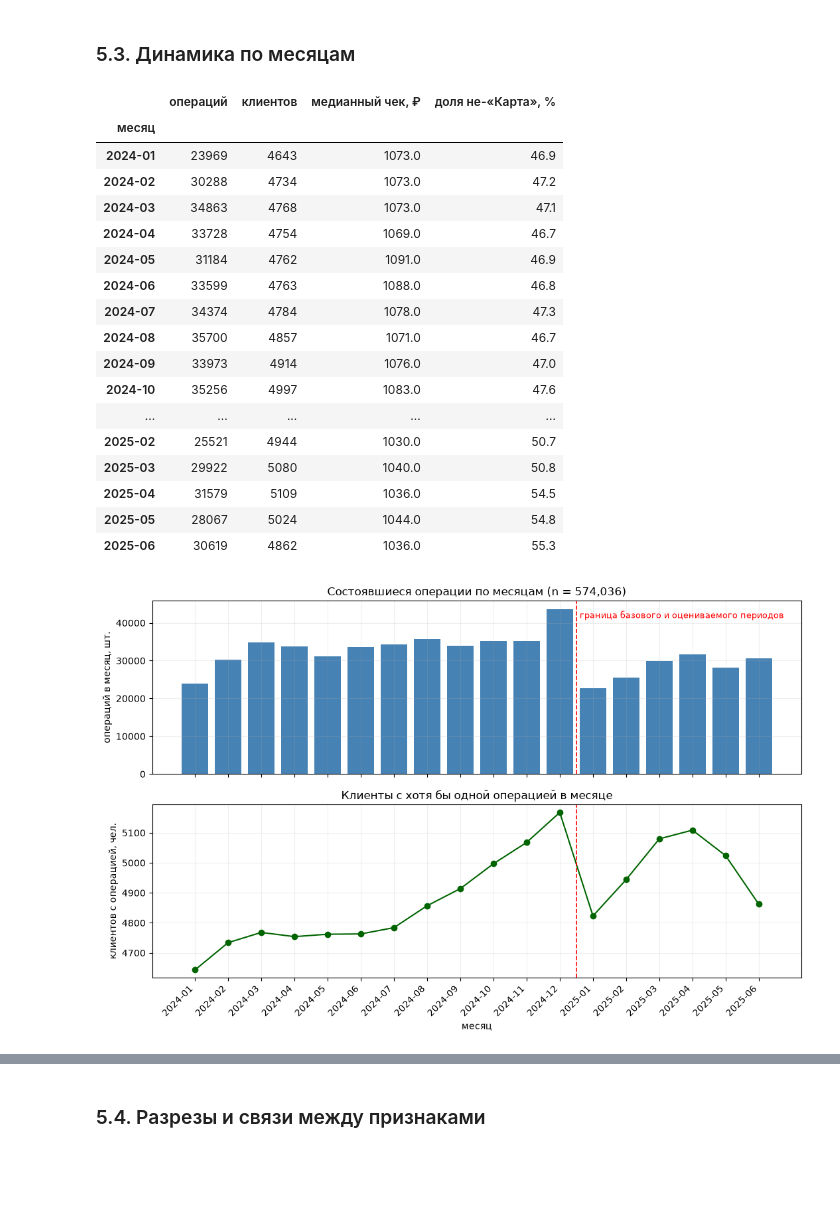
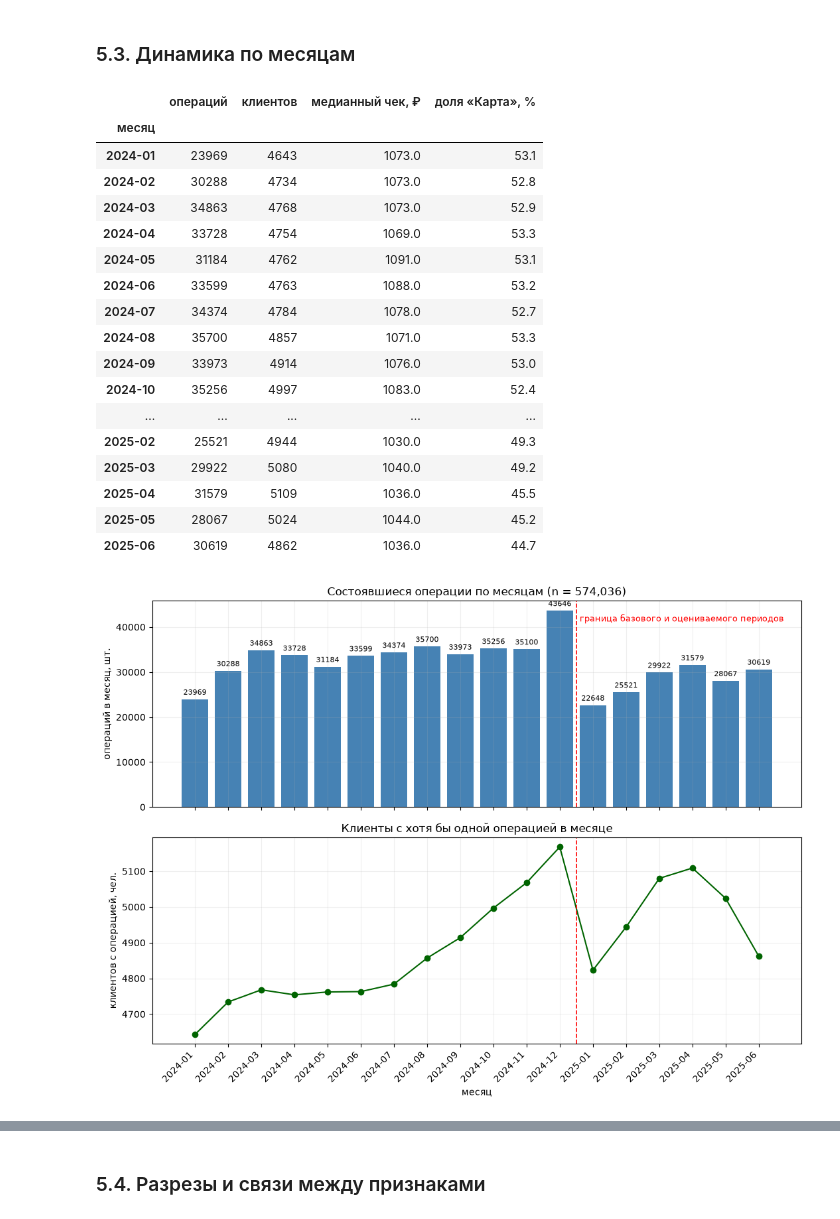
Before and after one commit to CAT-i0n/Rudman_Ivan_Lab1, a Jupyter notebook: notebooks/report/01_analysis_copy.ipynb, the cells around one changed output, grey strips where cells are left out. Saved outputs shown, nothing was run; the diff lists cells and outputs as text; code cells hidden in the pictures; blank space fills up the shorter version.

```diff
--- a/notebooks/report/01_analysis_copy.ipynb
+++ b/notebooks/report/01_analysis_copy.ipynb
@@ -540,0 +664,7 @@ transactions.csv: 625276 строк -> 623776 операций
+# %%
+# --- клиенты вне справочника
+out_of_reference = ~df_transactions['client_id'].isin(df_clients['client_id'])
+print('Последний месяц активности клиентов вне справочника:')
+display(df_transactions[out_of_reference].groupby(['client_id'])['txn_datetime'].max().dt.to_period('Q').value_counts().sort_index())
+print(f'Количество транзакций этих клиентов: {out_of_reference.sum()}')
+print(f'Доля от всех {len(df_transactions)} транзакций: {(out_of_reference.sum()/len(df_transactions)):.1%}')
@@ -1124,20 +1307,14 @@ client_id segment loyalty_tier  monthly_income
 # %% [markdown]
 Покажите воронку: сколько строк на входе и сколько осталось после каждого фильтра.
 # %%
-in_reference = df_transactions["client_id"].isin(df_clients["client_id"])
-n_unknown_rows = int((~in_reference).sum())
-n_unknown_clients = int(df_transactions.loc[~in_reference, "client_id"].nunique())
-n_clients_in_ops = int(df_transactions["client_id"].nunique())
-
-df_transactions = df_transactions.loc[in_reference].copy()
 df_ops = df_transactions.loc[df_transactions["status"].eq("успешно")].copy()
 
 funnel = pd.DataFrame(
     [
         ("сырые операции из файла", TXN_RAW_ROWS),
         ("после удаления дублей и записей с потерянным временем", TXN_AFTER_DEDUP),
+        ("у операции есть клиент в справочнике", TXN_WITHOUT_UNKNOWN_CLIENS),
         (f"внутри окна {PERIOD_START.date()} … {PERIOD_END.date()}", TXN_IN_WINDOW),
-        ("у операции есть клиент в справочнике", len(df_transactions)),
         ("операция состоялась (status = успешно)", len(df_ops)),
     ],
     columns=["шаг", "строк"],
@@ -1149,16 +1326,6 @@ print("статусы внутри окна:", df_transactions["status"].value_c
 
 log_rows += [
     {
-        "field": "client_id",
-        "issue": "операции клиентов, которых нет в справочнике",
-        "scope": "client_id отсутствует в clients.csv",
-        "n_rows": n_unknown_rows,
-        "value_before": f"{n_clients_in_ops} уникальных клиентов в операциях, из них {n_unknown_clients} без справочника",
-        "action": "удалено",
-        "value_after": f"{df_ops['client_id'].nunique()} клиентов в анализе",
-        "rationale": "признаки такого клиента неизвестны, в правило группы его не подставить; признаки справочника нужны для каждой группы",
-    },
-    {
         "field": "status",
         "issue": "в файле есть отклонённые операции и возвраты",
         "scope": "status != «успешно»",
@@ -1476,58 +1643,61 @@ plt.show()
 ### 5.3. Динамика по месяцам
 # %%
 month = df_ops["txn_datetime"].dt.to_period("M")
+df_ops_by_month = df_ops.groupby(month)
 
 monthly = pd.DataFrame(
     {
-        "операций": df_ops.groupby(month).size(),
-        "клиентов": df_ops.groupby(month)["client_id"].nunique(),
-        "медианный чек, ₽": df_ops.groupby(month)["amount_rub"].median().round(0),
-        "доля не-«Карта», %": (df_ops.groupby(month)["channel"].apply(lambda s: s.ne("Карта").mean() * 100)).round(1),
+        "операций": df_ops_by_month.size(),
+        "клиентов": df_ops_by_month["client_id"].nunique(),
+        "медианный чек, ₽": df_ops_by_month["amount_rub"].median().round(0),
+        "доля «Карта», %": (df_ops_by_month["channel"].apply(lambda s: s.eq("Карта").mean() * 100)).round(1),
     }
 )
 monthly.index = monthly.index.astype(str)
 monthly.index.name = "месяц"
 monthly
 # %% [output]
-|  | операций | клиентов | медианный чек, ₽ | доля не-«Карта», % |
+|  | операций | клиентов | медианный чек, ₽ | доля «Карта», % |
 | месяц |  |  |  |  |
-| 2024-01 | 23969 | 4643 | 1073.0 | 46.9 |
-| 2024-02 | 30288 | 4734 | 1073.0 | 47.2 |
-| 2024-03 | 34863 | 4768 | 1073.0 | 47.1 |
-| 2024-04 | 33728 | 4754 | 1069.0 | 46.7 |
-| 2024-05 | 31184 | 4762 | 1091.0 | 46.9 |
-| 2024-06 | 33599 | 4763 | 1088.0 | 46.8 |
-| 2024-07 | 34374 | 4784 | 1078.0 | 47.3 |
-| 2024-08 | 35700 | 4857 | 1071.0 | 46.7 |
-| 2024-09 | 33973 | 4914 | 1076.0 | 47.0 |
-| 2024-10 | 35256 | 4997 | 1083.0 | 47.6 |
+| 2024-01 | 23969 | 4643 | 1073.0 | 53.1 |
+| 2024-02 | 30288 | 4734 | 1073.0 | 52.8 |
+| 2024-03 | 34863 | 4768 | 1073.0 | 52.9 |
+| 2024-04 | 33728 | 4754 | 1069.0 | 53.3 |
+| 2024-05 | 31184 | 4762 | 1091.0 | 53.1 |
+| 2024-06 | 33599 | 4763 | 1088.0 | 53.2 |
+| 2024-07 | 34374 | 4784 | 1078.0 | 52.7 |
+| 2024-08 | 35700 | 4857 | 1071.0 | 53.3 |
+| 2024-09 | 33973 | 4914 | 1076.0 | 53.0 |
+| 2024-10 | 35256 | 4997 | 1083.0 | 52.4 |
 | ... | ... | ... | ... | ... |
-| 2025-02 | 25521 | 4944 | 1030.0 | 50.7 |
-| 2025-03 | 29922 | 5080 | 1040.0 | 50.8 |
-| 2025-04 | 31579 | 5109 | 1036.0 | 54.5 |
-| 2025-05 | 28067 | 5024 | 1044.0 | 54.8 |
-| 2025-06 | 30619 | 4862 | 1036.0 | 55.3 |
+| 2025-02 | 25521 | 4944 | 1030.0 | 49.3 |
+| 2025-03 | 29922 | 5080 | 1040.0 | 49.2 |
+| 2025-04 | 31579 | 5109 | 1036.0 | 45.5 |
+| 2025-05 | 28067 | 5024 | 1044.0 | 45.2 |
+| 2025-06 | 30619 | 4862 | 1036.0 | 44.7 |
 # %%
 x = np.arange(len(monthly))
 
-fig, axes = plt.subplots(2, 1, figsize=(11, 7), sharex=True)
+fig, axes = plt.subplots(2, 1, figsize=(11, 8), sharex=True)
 
-axes[0].bar(x, monthly["операций"], color="steelblue")
+bars = axes[0].bar(x, monthly["операций"], color="steelblue")
+axes[0].bar_label(bars, padding=3, fontsize=8)
+
 axes[0].set(ylabel="операций в месяц, шт.", title=f"Состоявшиеся операции по месяцам (n = {len(df_ops):,})")
 
 axes[1].plot(x, monthly["клиентов"], marker="o", color="darkgreen")
 axes[1].set(ylabel="клиентов с операцией, чел.", xlabel="месяц", title="Клиенты с хотя бы одной операцией в месяце")
 
 for ax in axes:
     ax.set_xticks(x)
     ax.set_xticklabels(monthly.index, rotation=45, ha="right")
     ax.axvline(11.5, color="red", ls="--", lw=1.2)
     ax.grid(alpha=0.2)
 
 axes[0].annotate("граница базового и оцениваемого периодов", xy=(11.6, axes[0].get_ylim()[1] * 0.9), fontsize=9, color="red")
 
 plt.tight_layout()
 plt.show()
 # %% [output]
-[figure, old version]
+[figure, new version]
 # %% [markdown]
```
Also changed, not shown: parts of 58 cells of this notebook, 1 other file.
